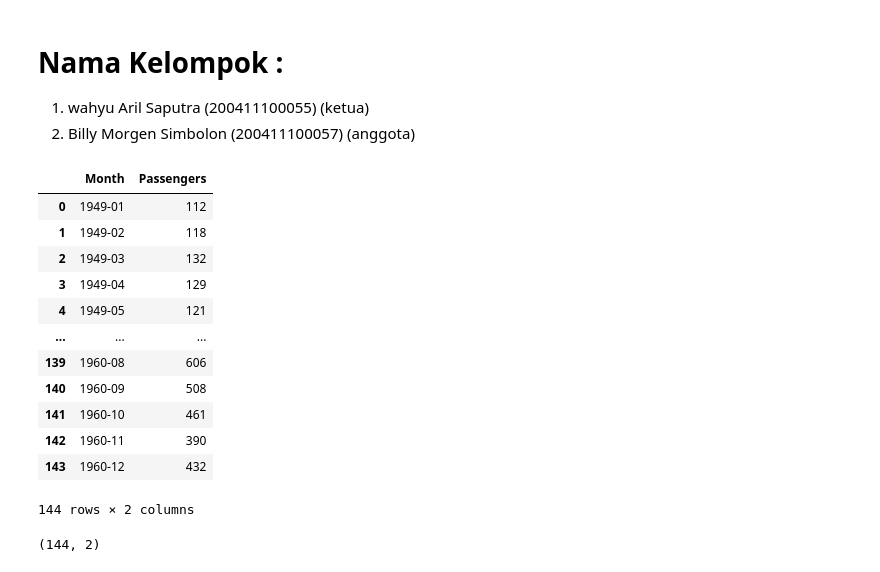
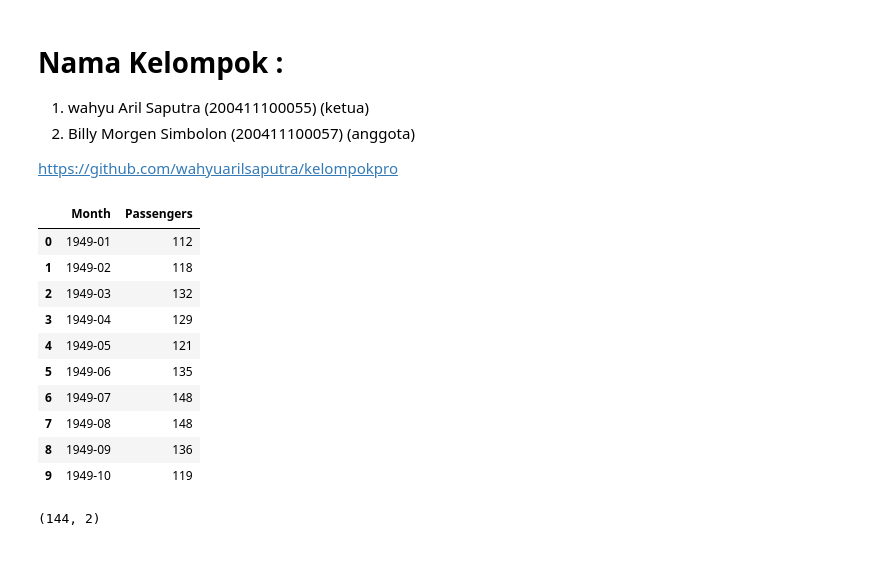
Before and after one commit to wahyuarilsaputra/kelompokpro, a Jupyter notebook: peramalan.ipynb, the cells around one changed output. Drawn from its saved outputs; the diff is of its cells as text; code cells hidden in the pictures.

```diff
--- a/peramalan.ipynb
+++ b/peramalan.ipynb
@@ -2,6 +2,8 @@
 # Nama Kelompok :
 1. wahyu Aril Saputra (200411100055) (ketua)
 2. Billy Morgen Simbolon (200411100057) (anggota)
+
+https://github.com/wahyuarilsaputra/kelompokpro
 # %%
 import numpy as np
 import pandas as pd
@@ -9,21 +11,19 @@ import matplotlib.pyplot as plt
 # %%
 data = pd.read_csv('airline-passengers.csv')
 dataFrame = pd.DataFrame(data)
-dataFrame
+dataFrame.head(10)
 # %% [output]
 |  | Month | Passengers |
 | 0 | 1949-01 | 112 |
 | 1 | 1949-02 | 118 |
 | 2 | 1949-03 | 132 |
 | 3 | 1949-04 | 129 |
 | 4 | 1949-05 | 121 |
-| ... | ... | ... |
-| 139 | 1960-08 | 606 |
-| 140 | 1960-09 | 508 |
-| 141 | 1960-10 | 461 |
-| 142 | 1960-11 | 390 |
-| 143 | 1960-12 | 432 |
+| 5 | 1949-06 | 135 |
+| 6 | 1949-07 | 148 |
+| 7 | 1949-08 | 148 |
+| 8 | 1949-09 | 136 |
+| 9 | 1949-10 | 119 |
-144 rows × 2 columns
 # %%
 dataFrame.shape
 # %% [output]
```
Also changed, not shown: parts of 17 cells of this notebook, 4 other files.
